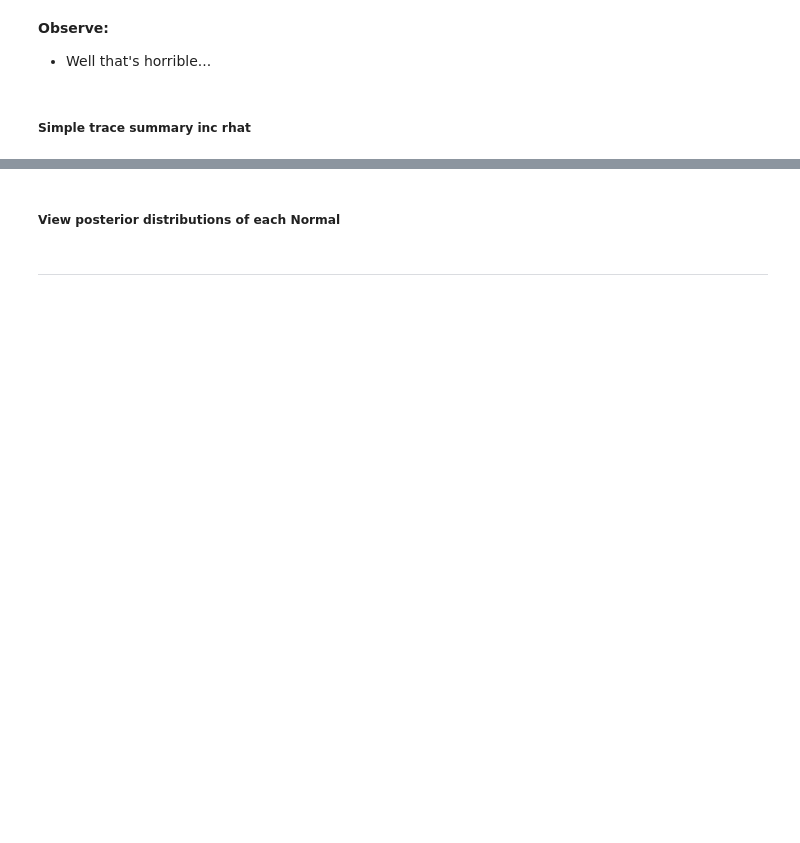
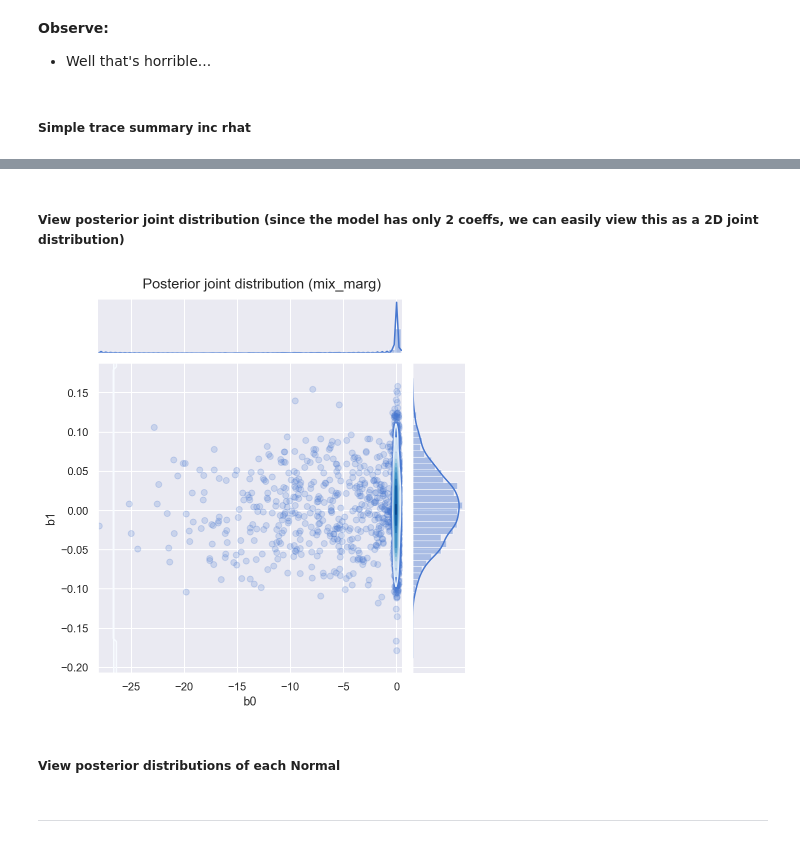
Before and after one commit to jonsedar/pymc3_examples, a Jupyter notebook: notebooks/glm-robust-regression-using-a-gmm-for-outlier-classification.ipynb, the cells around one changed output, grey strips where cells are left out. Drawn from its saved outputs; the diff is of its cells as text; code cells hidden in the pictures; blank space fills up the shorter version.

```diff
--- a/notebooks/glm-robust-regression-using-a-gmm-for-outlier-classification.ipynb
+++ b/notebooks/glm-robust-regression-using-a-gmm-for-outlier-classification.ipynb
@@ -354,3 +442,14 @@ pm.summary(trc_mix_marg, var_names=rvs)
+# %% [markdown]
+##### View posterior joint distribution (since the model has only 2 coeffs, we can easily view this as a 2D joint distribution)
+# %%
+df_trc_mix_marg = pm.trace_to_dataframe(trc_mix_marg)
+gd = sns.jointplot(x='b0', y='b1', data=df_trc_mix_marg,
+            height=6, marginal_kws={'kde':True, 'kde_kws':{'cut':1}},
+            joint_kws={'alpha':0.2})
+gd.plot_joint(sns.kdeplot, zorder=2, cmap='Blues', n_levels=12)
+_ = gd.fig.suptitle('Posterior joint distribution (mix_marg)', y=1.02)
+# %% [output]
+[figure, added]
 # %% [markdown]
 ##### View posterior distributions of each Normal
 # %%
```
Also changed, not shown: parts of 18 cells of this notebook.
